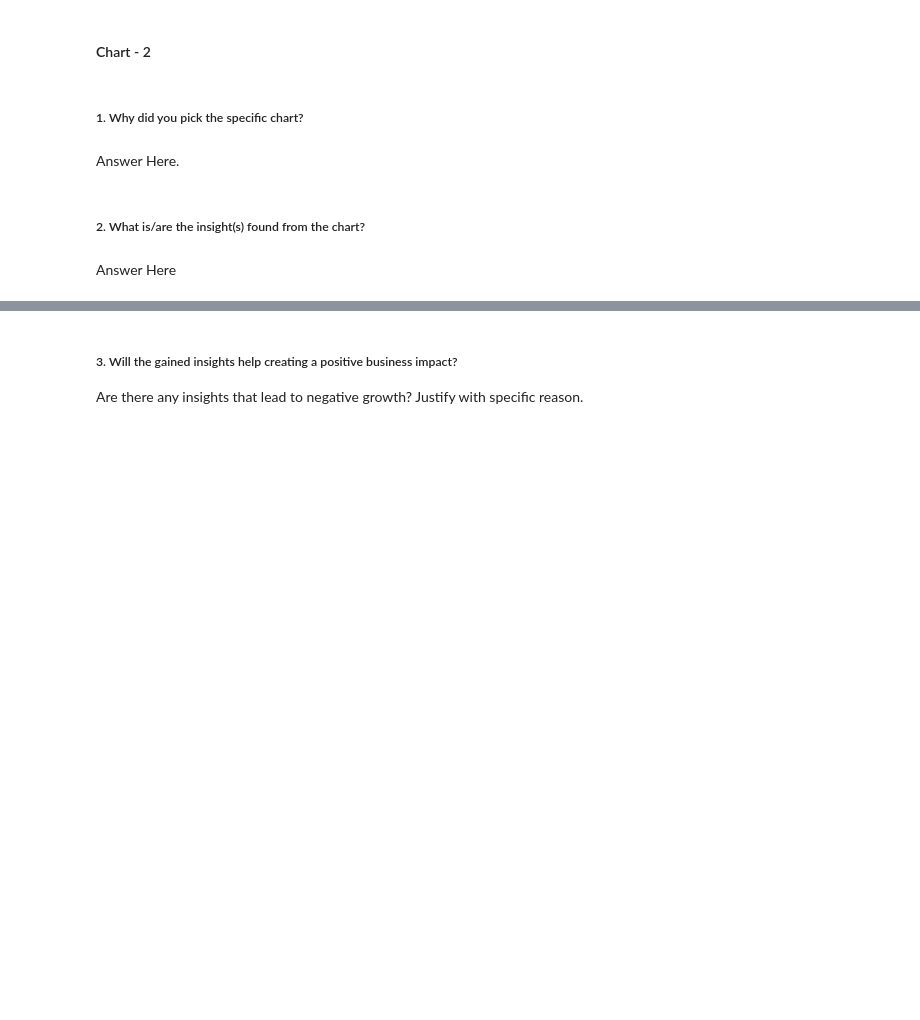
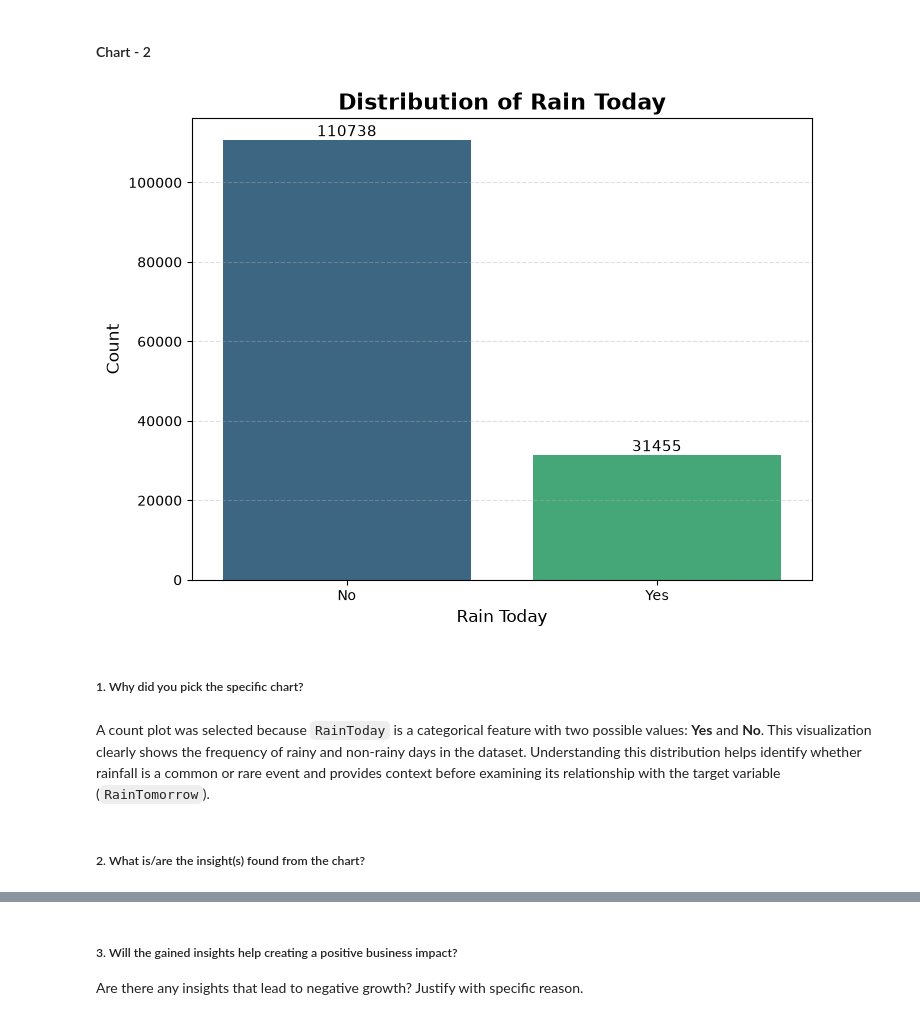
Before and after one commit to Krishna-matic/Machine_Learning_Projects, a Jupyter notebook: 03_rain_in_australia_classification/Classification_ML_Project.ipynb, the cells around one changed output, grey strips where cells are left out. Drawn from its saved outputs; the diff is of its cells as text; code cells hidden in the pictures; blank space fills up the shorter version.

```diff
--- a/03_rain_in_australia_classification/Classification_ML_Project.ipynb
+++ b/03_rain_in_australia_classification/Classification_ML_Project.ipynb
@@ -402,8 +435,37 @@ Answer Here
+# %%
+# Chart - 2 visualization code
+plt.figure(figsize=(8,6))
+
+ax = sns.countplot(
+    data=df,
+    x='RainToday',
+    hue='RainToday',
+    palette='viridis',
+    legend=False
+)
+
+plt.title('Distribution of Rain Today', fontsize=16, fontweight='bold')
+plt.xlabel('Rain Today', fontsize=12)
+plt.ylabel('Count', fontsize=12)
+
+# Add value labels
+for p in ax.patches:
+    ax.annotate(
+        f'{int(p.get_height())}',
+        (p.get_x() + p.get_width()/2, p.get_height()),
+        ha='center',
+        va='bottom',
+        fontsize=11
+    )
+
+plt.grid(axis='y', linestyle='--', alpha=0.4)
+
+plt.show()
+# %% [output]
+[figure, added]
 # %% [markdown]
 ##### 1. Why did you pick the specific chart?
-# %% [markdown]
-Answer Here.
+# %% [markdown]
+A count plot was selected because `RainToday` is a categorical feature with two possible values: **Yes** and **No**. This visualization clearly shows the frequency of rainy and non-rainy days in the dataset. Understanding this distribution helps identify whether rainfall is a common or rare event and provides context before examining its relationship with the target variable (`RainTomorrow`).
 # %% [markdown]
 ##### 2. What is/are the insight(s) found from the chart?
-# %% [markdown]
-Answer Here
```
Also changed, not shown: parts of 112 cells of this notebook.
